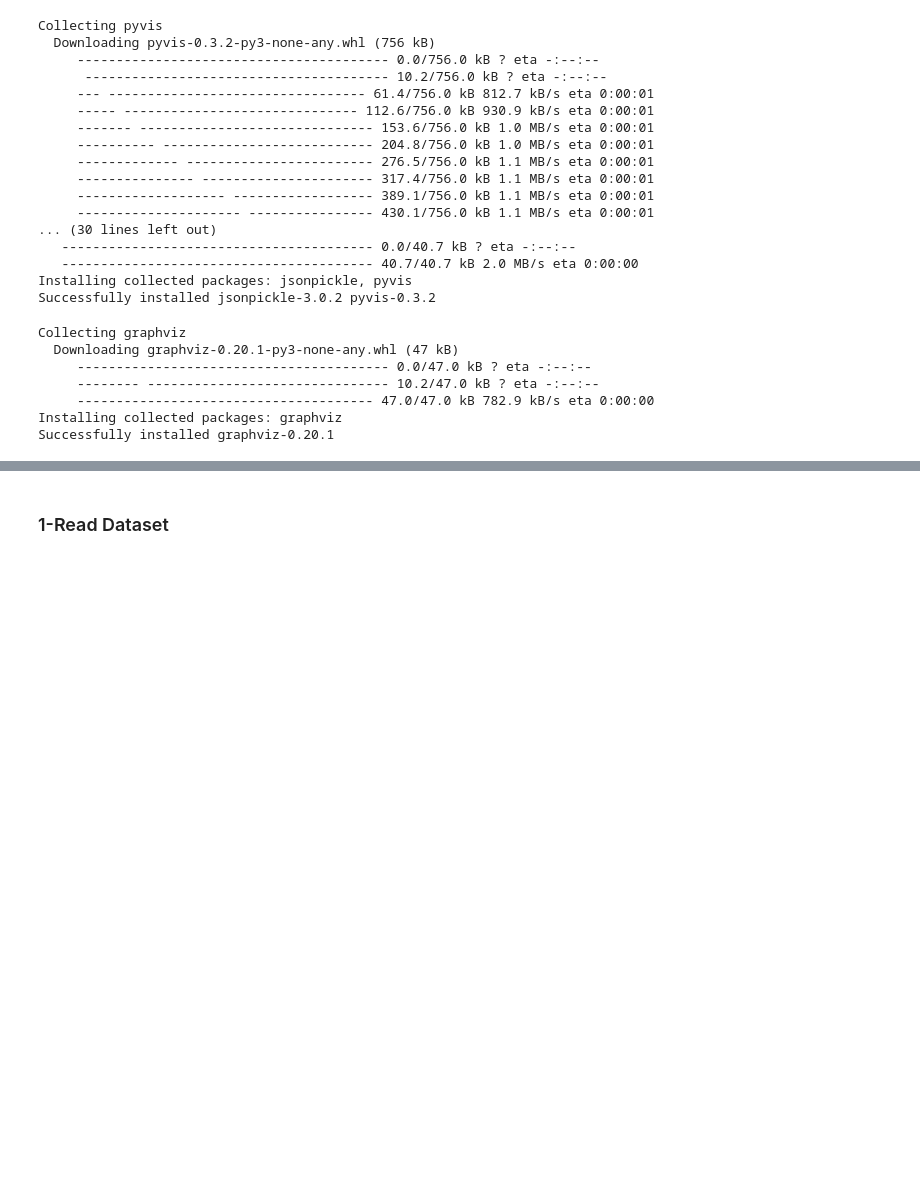
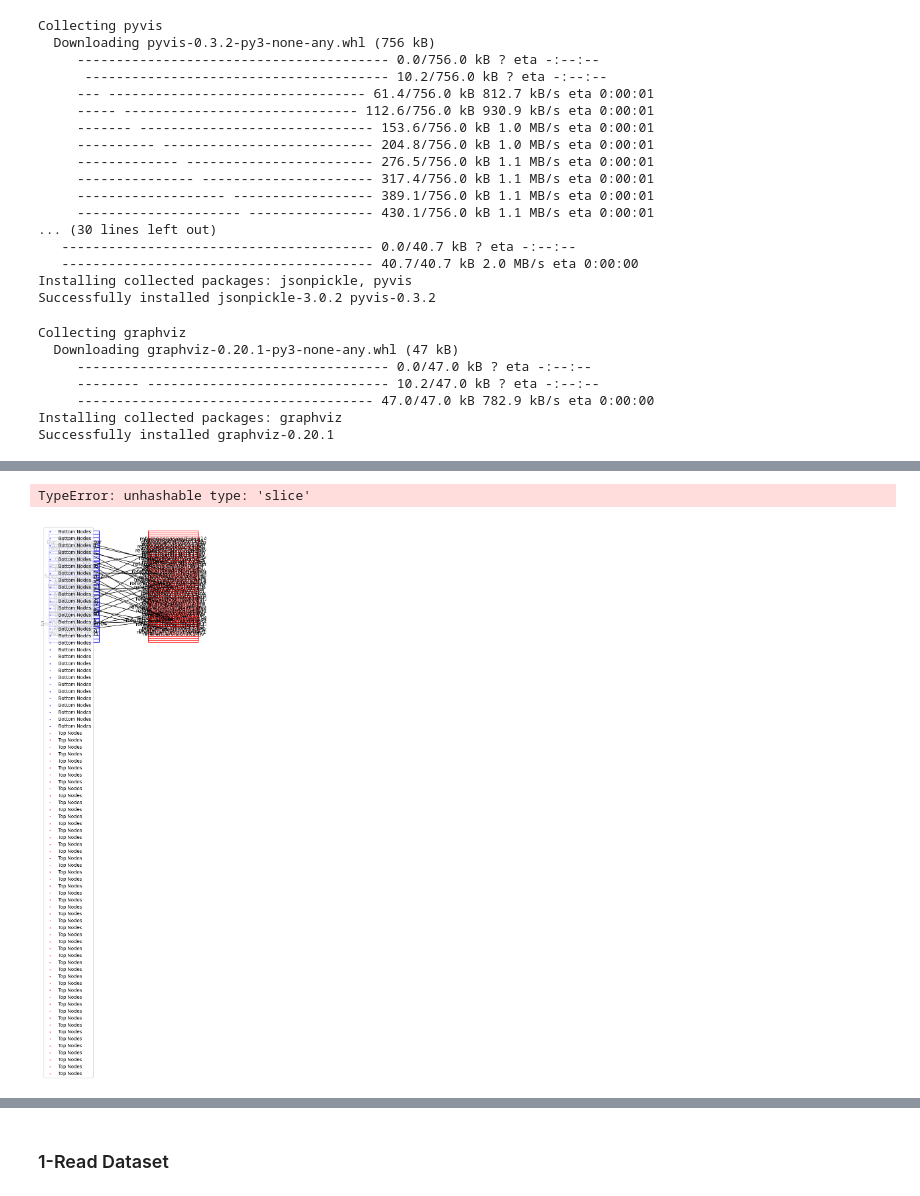
Before and after one commit to Maroo123/Ba_Arbeit, a Jupyter notebook: Power-law.ipynb, the cells around one changed output, grey strips where cells are left out. Cells and saved outputs as stored; diff of their text form; code cells hidden in the pictures; blank space fills up the shorter version.

```diff
--- a/Power-law.ipynb
+++ b/Power-law.ipynb
@@ -65,0 +457,64 @@ Successfully installed graphviz-0.20.1
+# %%
+
+key_author_tuples = []
+
+for item in transformed_data:
+    key = item['key']
+    authors = item['authors']
+
+    for author in authors:
+        key_author_tuples.append((key, author))
+"""
+# Drucke die resultierenden Tupel
+for tuple_item in key_author_tuples:
+    print(tuple_item)
+    """
+data_2 = {'key': [], 'authors': []}
+
+for key, author in key_author_tuples:
+    data_2['key'].append(key)
+    data_2['authors'].append(author)
+# %% [output]
+TypeError: unhashable type: 'slice'
+# %%
+"""import networkx as nx
+import matplotlib.pyplot as plt
+
+# Create a bipartite graph
+B = nx.Graph()
+B.add_nodes_from(bottom_nodes, bipartite=0)
+B.add_nodes_from(top_nodes, bipartite=1)
+
+# Define the edges between nodes
+key_author_tuples = []
+
+for item in data:
+    key = item['key']
+    authors = item['authors']
+
+    for author in authors:
+        key_author_tuples.append((key, author))
+
+pos = nx.bipartite_layout(B, nodes=bottom_nodes)
+
+node_shape = 'o'  # 's' represents a square/rectangle
+node_width = 0.8  # Adjust the width as needed
+node_height = 0.2  # Adjust the height as needed
+
+def draw_custom_nodes(G, pos, nodelist, node_shape, node_width, node_height, **kwargs):
+    for node in nodelist:
+        nx.draw_networkx_nodes(G, pos, nodelist=[node], node_shape=node_shape, node_size=1, **kwargs)
+        node_x, node_y = pos[node]
+        plt.gca().add_patch(plt.Rectangle((node_x - node_width/2, node_y - node_height/2), node_width, node_height, fill=False, color=kwargs['node_color']))
+
+draw_custom_nodes(B, pos, nodelist=bottom_nodes, node_shape=node_shape, node_width=node_width, node_height=node_height, node_color='b', label='Bottom Nodes')
+draw_custom_nodes(B, pos, nodelist=top_nodes, node_shape=node_shape, node_width=node_width, node_height=node_height, node_color='r', label='Top Nodes')
+
+nx.draw_networkx_edges(B, pos, edgelist=key_author_tuples)
+nx.draw_networkx_labels(B, pos)
+
+plt.legend()
+plt.axis('off')
+plt.show()"""
+# %% [output]
+[figure, added]
```
Also changed, not shown: parts of 45 cells of this notebook.
